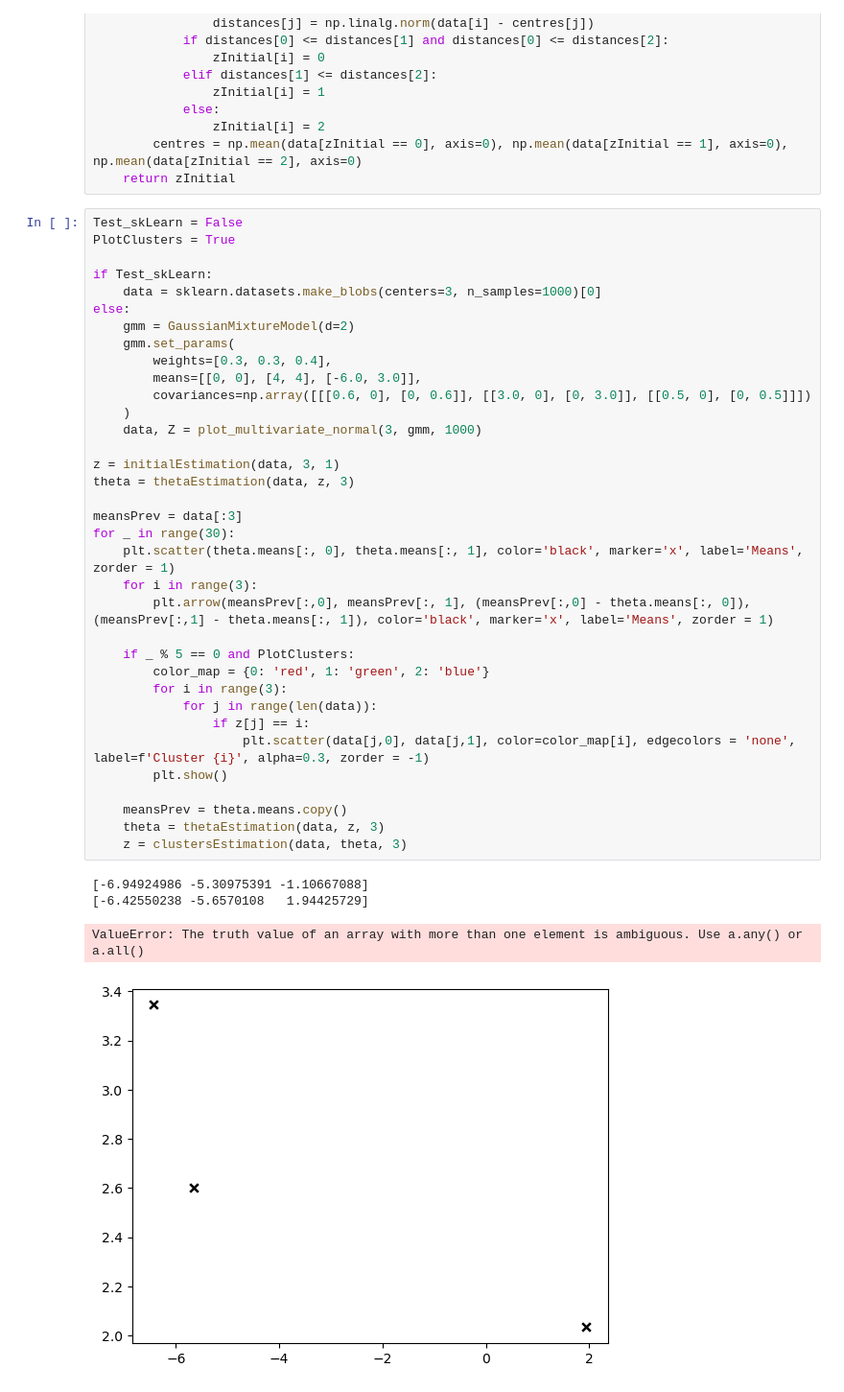
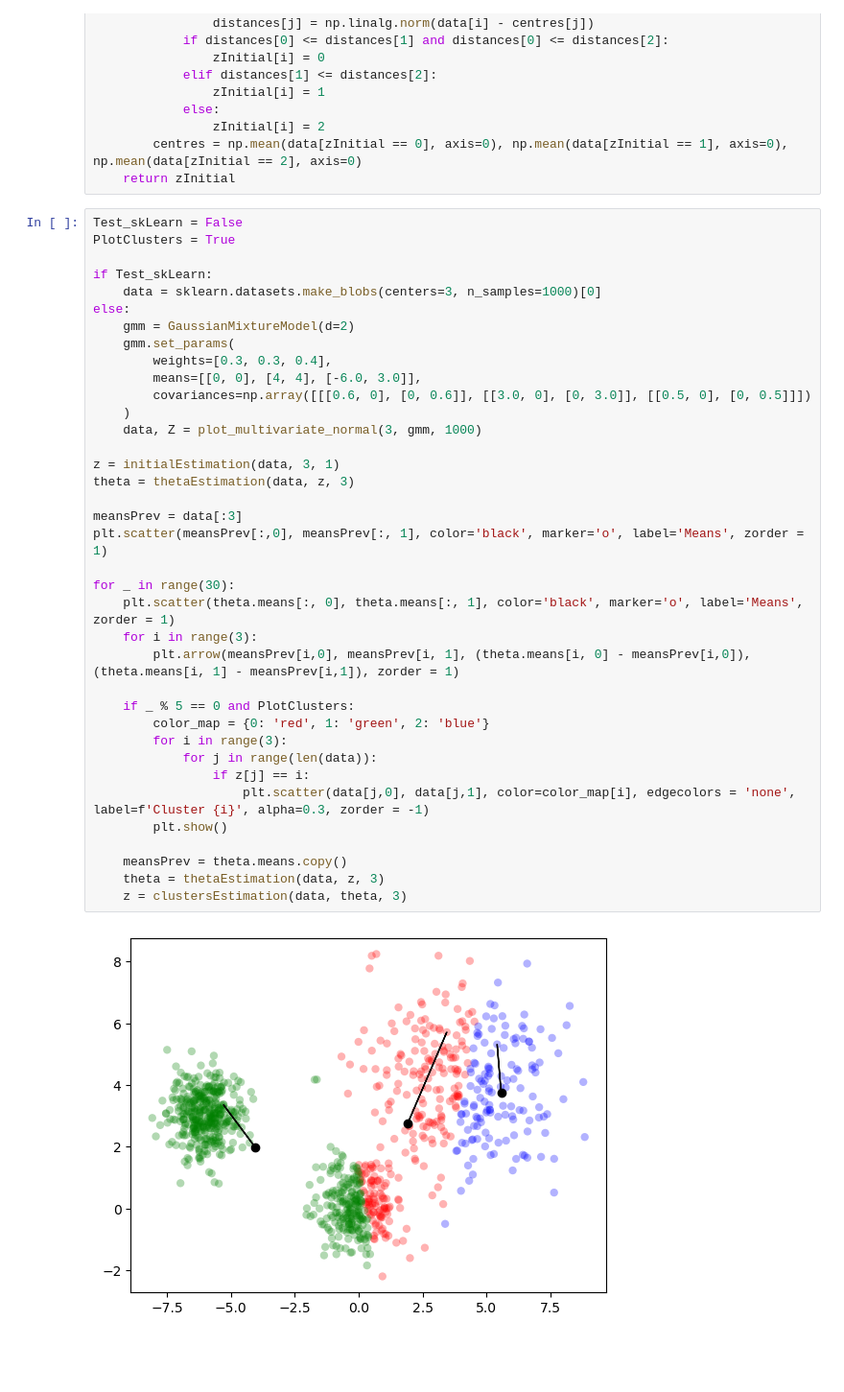
Before and after one commit to matssauro/GaussianMixtureModel, a Jupyter notebook: Modèle de Melange Gaussien.ipynb, the cells around one changed output. Shown at 96% size. Cells and saved outputs as stored; diff of their text form; blank space fills up the shorter version.

Commit message:
Arrows almost working

```diff
--- a/Modèle de Melange Gaussien.ipynb
+++ b/Modèle de Melange Gaussien.ipynb
@@ -196,36 +196,35 @@ PlotClusters = True
 if Test_skLearn:
     data = sklearn.datasets.make_blobs(centers=3, n_samples=1000)[0]
 else:
     gmm = GaussianMixtureModel(d=2)
     gmm.set_params(
         weights=[0.3, 0.3, 0.4],
         means=[[0, 0], [4, 4], [-6.0, 3.0]],
         covariances=np.array([[[0.6, 0], [0, 0.6]], [[3.0, 0], [0, 3.0]], [[0.5, 0], [0, 0.5]]])
     )
     data, Z = plot_multivariate_normal(3, gmm, 1000)
 
 z = initialEstimation(data, 3, 1)
 theta = thetaEstimation(data, z, 3)
 
 meansPrev = data[:3]
+plt.scatter(meansPrev[:,0], meansPrev[:, 1], color='black', marker='o', label='Means', zorder = 1)
+
 for _ in range(30):
-    plt.scatter(theta.means[:, 0], theta.means[:, 1], color='black', marker='x', label='Means', zorder = 1)
+    plt.scatter(theta.means[:, 0], theta.means[:, 1], color='black', marker='o', label='Means', zorder = 1)
     for i in range(3):
-        plt.arrow(meansPrev[:,0], meansPrev[:, 1], (meansPrev[:,0] - theta.means[:, 0]), (meansPrev[:,1] - theta.means[:, 1]), color='black', marker='x', label='Means', zorder = 1)
+        plt.arrow(meansPrev[i,0], meansPrev[i, 1], (theta.means[i, 0] - meansPrev[i,0]), (theta.means[i, 1] - meansPrev[i,1]), zorder = 1)
 
     if _ % 5 == 0 and PlotClusters:
         color_map = {0: 'red', 1: 'green', 2: 'blue'}
         for i in range(3):
             for j in range(len(data)):
                 if z[j] == i:
                     plt.scatter(data[j,0], data[j,1], color=color_map[i], edgecolors = 'none', label=f'Cluster {i}', alpha=0.3, zorder = -1)
         plt.show()
 
     meansPrev = theta.means.copy()
     theta = thetaEstimation(data, z, 3)
     z = clustersEstimation(data, theta, 3)
 # %% [output]
-[-6.94924986 -5.30975391 -1.10667088]
-[-6.42550238 -5.6570108   1.94425729]
-ValueError: The truth value of an array with more than one element is ambiguous. Use a.any() or a.all()
-[figure, old version]
+[figure, new version]
```
Also changed, not shown: parts of 1 cell of this notebook.
